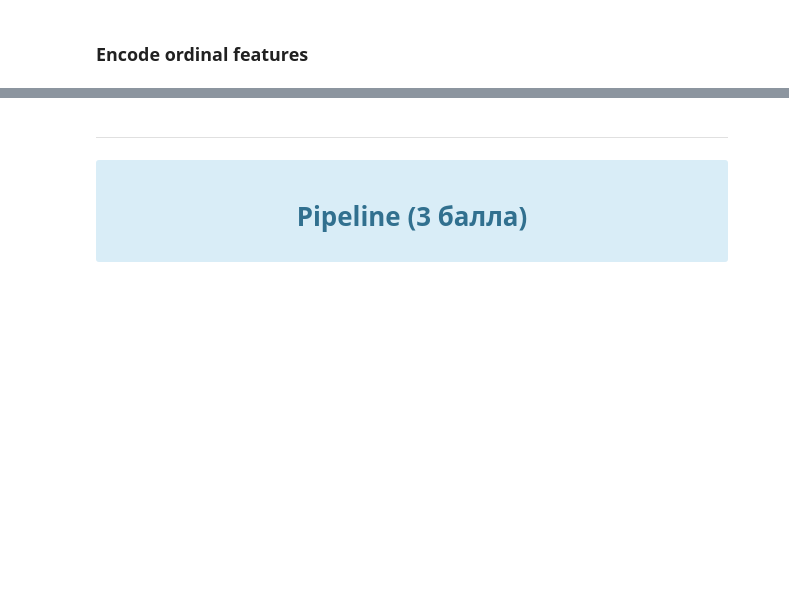
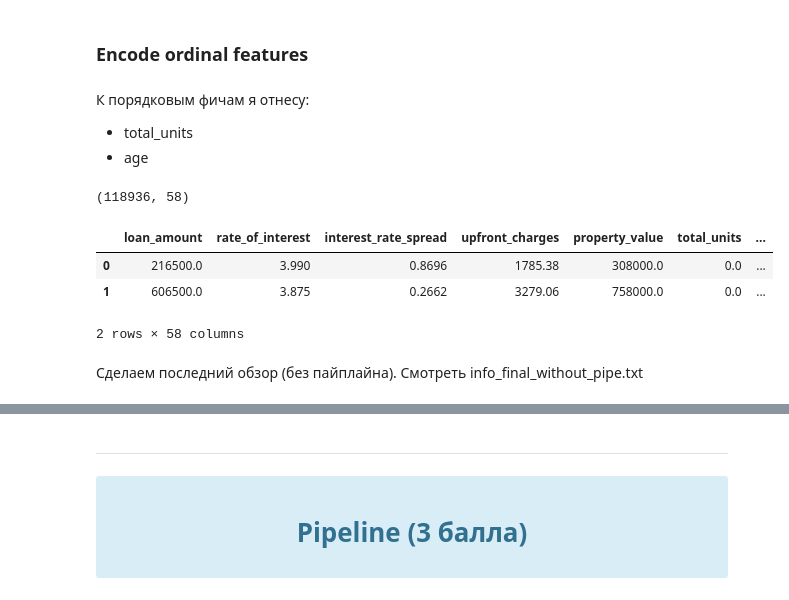
Before and after one commit to Nickolay-A/IT-Academy, a Jupyter notebook: HW - 3. EDA, Pipelines, Trees/HW - 3. EDA, Pipelines, Trees.ipynb, the cells around one changed output, grey strips where cells are left out. Drawn from its saved outputs; the diff is of its cells as text; code cells hidden in the pictures; blank space fills up the shorter version.

```diff
--- a/HW - 3. EDA, Pipelines, Trees/HW - 3. EDA, Pipelines, Trees.ipynb
+++ b/HW - 3. EDA, Pipelines, Trees/HW - 3. EDA, Pipelines, Trees.ipynb
@@ -270,0 +379,2 @@ with open('missing_values.txt', 'w') as f:
+# %%
+one_hot = OneHotEncoder(sparse_output=False, handle_unknown="ignore").set_output(transform="pandas")
@@ -271,2 +401,49 @@ with open('missing_values.txt', 'w') as f:
+# %%
+X = X.join(encode_df)
+X.drop(['loan_limit',
+        'gender',
+        'approv_in_adv',
+        'loan_type',
+        'loan_purpose',
+        'credit_worthiness',
+        'open_credit',
+        'business_or_commercial',
+        'neg_ammortization',
+        'interest_only',
+        'lump_sum_payment',
+        'construction_type',
+        'occupancy_type',
+        'secured_by',
+        'credit_type',
+        'co_applicant_credit_type',
+        'submission_of_application',
+        'region',
+        'security_type'],
+        axis=1,
+        inplace=True)
 # %% [markdown]
 ### Encode ordinal features
+# %% [markdown]
+К порядковым фичам я отнесу:
+- total_units
+- age
+# %%
+total_units_enc = OrdinalEncoder(categories=[['1U', '2U', '3U', '4U'],
+                                             ['<25', '25-34', '35-44', '45-54', '55-64', '65-74', '>74']],
+                                 handle_unknown='use_encoded_value',
+                                 unknown_value=-1)
+# %%
+X[['total_units', 'age']] = total_units_enc.fit_transform(X[['total_units', 'age']])
+# %%
+X.shape
+# %% [output]
+(118936, 58)
+# %%
+X.head(2)
+# %% [output]
+|  | loan_amount | rate_of_interest | interest_rate_spread | upfront_charges | property_value | total_units | ... |
+| 0 | 216500.0 | 3.990 | 0.8696 | 1785.38 | 308000.0 | 0.0 | ... |
+| 1 | 606500.0 | 3.875 | 0.2662 | 3279.06 | 758000.0 | 0.0 | ... |
+2 rows × 58 columns
+# %% [markdown]
+Сделаем последний обзор (без пайплайна). Смотреть info_final_without_pipe.txt
```
Also changed, not shown: parts of 48 cells of this notebook, 19 other files.
